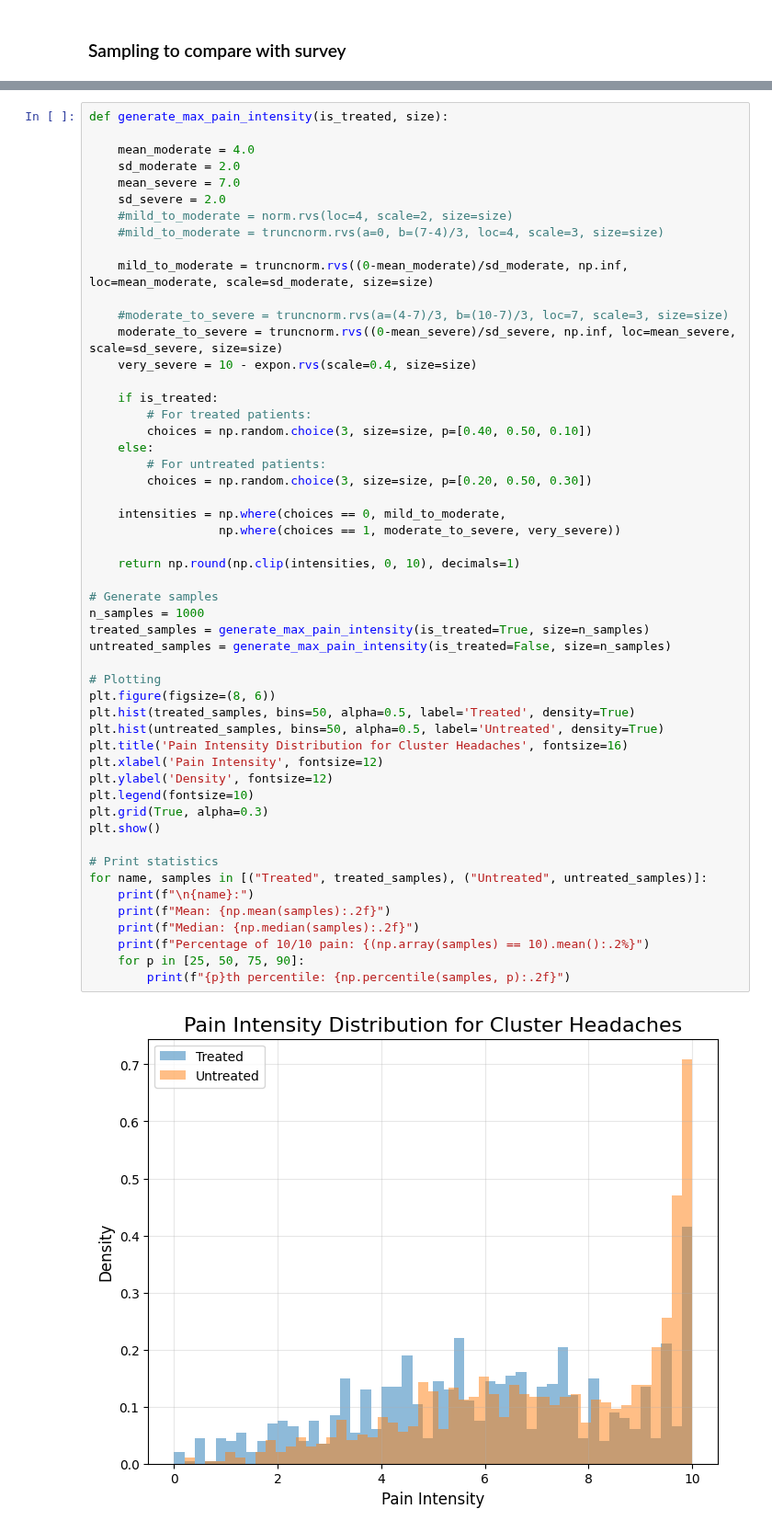
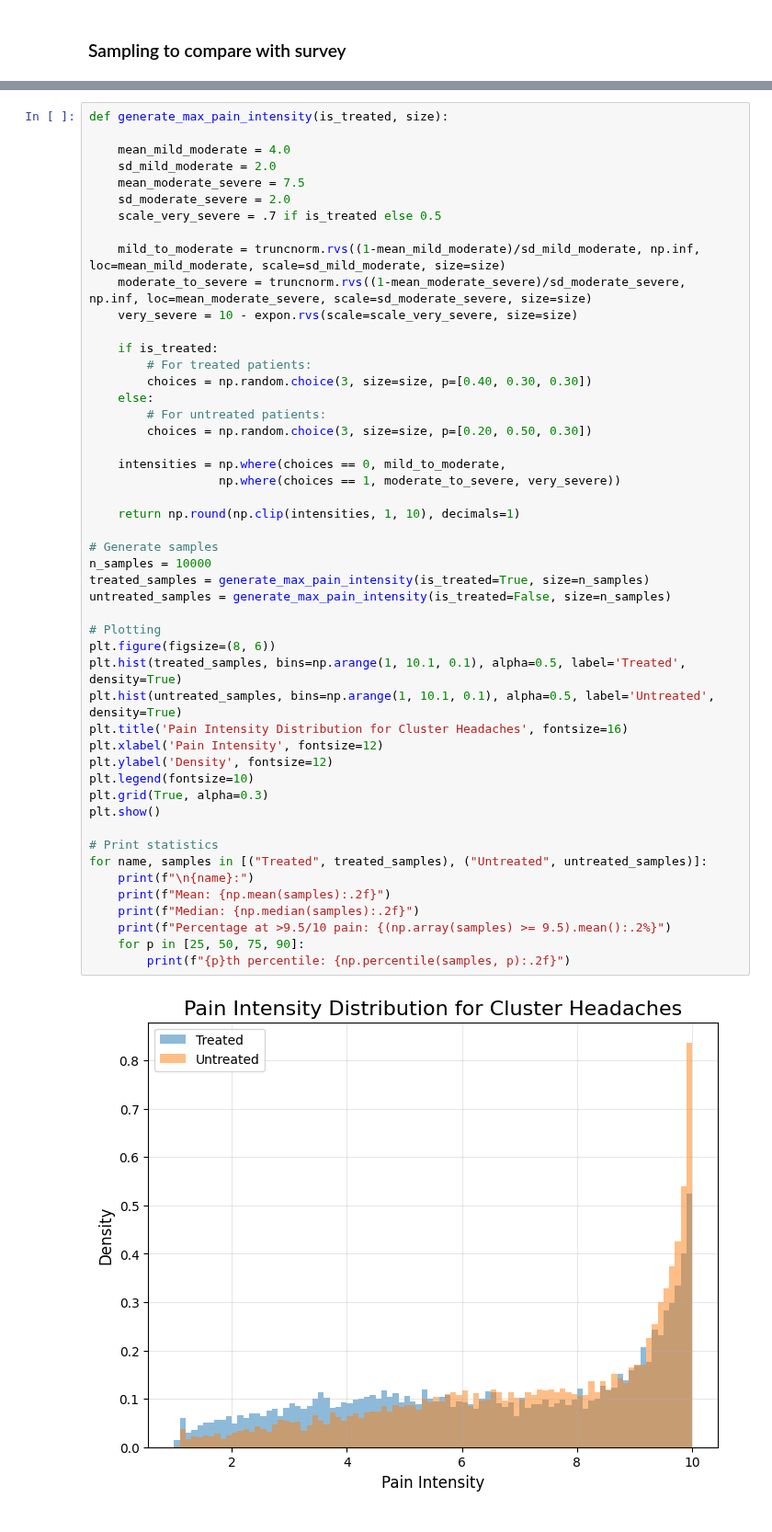
Before and after one commit to aph-research/cluster-headaches, a Jupyter notebook: Cluster headache full model.ipynb, the cells around one changed output, grey strips where cells are left out. Shown at 92% size. Saved outputs shown, nothing was run; the diff lists cells and outputs as text.

Commit message:
More detailed correlation of treatment and duration.
Plus smoother pain intensity distributions by defining exponential scale parameter separately for treated vs untreated.

```diff
--- a/Cluster headache full model.ipynb
+++ b/Cluster headache full model.ipynb
@@ -512,55 +530,52 @@ Std Dev: 19.01
 # %%
 def generate_max_pain_intensity(is_treated, size):
 
-    mean_moderate = 4.0
-    sd_moderate = 2.0
-    mean_severe = 7.0
-    sd_severe = 2.0
-    #mild_to_moderate = norm.rvs(loc=4, scale=2, size=size)
-    #mild_to_moderate = truncnorm.rvs(a=0, b=(7-4)/3, loc=4, scale=3, size=size)
+    mean_mild_moderate = 4.0
+    sd_mild_moderate = 2.0
+    mean_moderate_severe = 7.5
+    sd_moderate_severe = 2.0
+    scale_very_severe = .7 if is_treated else 0.5
 
-    mild_to_moderate = truncnorm.rvs((0-mean_moderate)/sd_moderate, np.inf, loc=mean_moderate, scale=sd_moderate, size=size)
-
-    #moderate_to_severe = truncnorm.rvs(a=(4-7)/3, b=(10-7)/3, loc=7, scale=3, size=size)
-    moderate_to_severe = truncnorm.rvs((0-mean_severe)/sd_severe, np.inf, loc=mean_severe, scale=sd_severe, size=size)
-    very_severe = 10 - expon.rvs(scale=0.4, size=size)
+    mild_to_moderate = truncnorm.rvs((1-mean_mild_moderate)/sd_mild_moderate, np.inf, loc=mean_mild_moderate, scale=sd_mild_moderate, size=size)
+    moderate_to_severe = truncnorm.rvs((1-mean_moderate_severe)/sd_moderate_severe, np.inf, loc=mean_moderate_severe, scale=sd_moderate_severe, size=size)
+    very_severe = 10 - expon.rvs(scale=scale_very_severe, size=size)
 
     if is_treated:
         # For treated patients:
-        choices = np.random.choice(3, size=size, p=[0.40, 0.50, 0.10])
+        choices = np.random.choice(3, size=size, p=[0.40, 0.30, 0.30])
     else:
         # For untreated patients:
         choices = np.random.choice(3, size=size, p=[0.20, 0.50, 0.30])
 
     intensities = np.where(choices == 0, mild_to_moderate,
                   np.where(choices == 1, moderate_to_severe, very_severe))
 
-    return np.round(np.clip(intensities, 0, 10), decimals=1)
+    return np.round(np.clip(intensities, 1, 10), decimals=1)
 
 # Generate samples
-n_samples = 1000
+n_samples = 10000
 treated_samples = generate_max_pain_intensity(is_treated=True, size=n_samples)
 untreated_samples = generate_max_pain_intensity(is_treated=False, size=n_samples)
 
 # Plotting
 plt.figure(figsize=(8, 6))
-plt.hist(treated_samples, bins=50, alpha=0.5, label='Treated', density=True)
-plt.hist(untreated_samples, bins=50, alpha=0.5, label='Untreated', density=True)
+plt.hist(treated_samples, bins=np.arange(1, 10.1, 0.1), alpha=0.5, label='Treated', density=True)
+plt.hist(untreated_samples, bins=np.arange(1, 10.1, 0.1), alpha=0.5, label='Untreated', density=True)
 plt.title('Pain Intensity Distribution for Cluster Headaches', fontsize=16)
 plt.xlabel('Pain Intensity', fontsize=12)
 plt.ylabel('Density', fontsize=12)
 plt.legend(fontsize=10)
 plt.grid(True, alpha=0.3)
 plt.show()
 
 # Print statistics
 for name, samples in [("Treated", treated_samples), ("Untreated", untreated_samples)]:
     print(f"\n{name}:")
     print(f"Mean: {np.mean(samples):.2f}")
     print(f"Median: {np.median(samples):.2f}")
-    print(f"Percentage of 10/10 pain: {(np.array(samples) == 10).mean():.2%}")
+    print(f"Percentage at >9.5/10 pain: {(np.array(samples) >= 9.5).mean():.2%}")
     for p in [25, 50, 75, 90]:
         print(f"{p}th percentile: {np.percentile(samples, p):.2f}")
 # %% [output]
-[figure, old version]
+[figure, new version]
 Treated:
```
Also changed, not shown: parts of 14 cells of this notebook.
